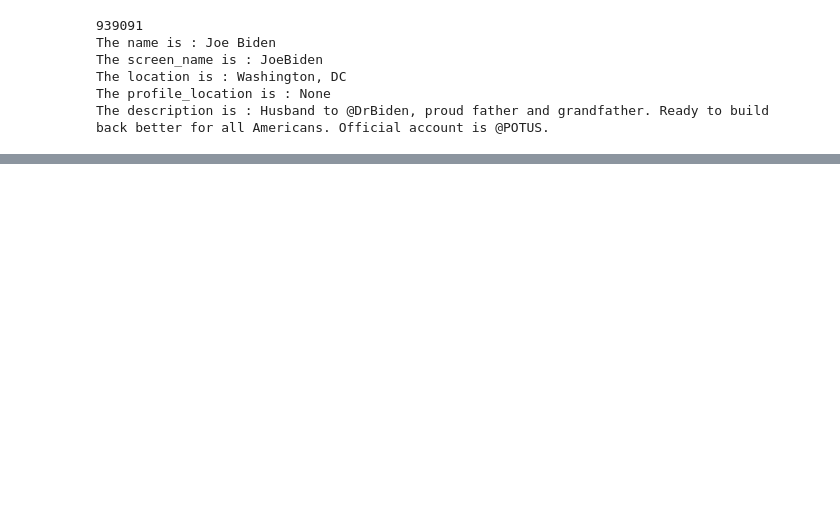
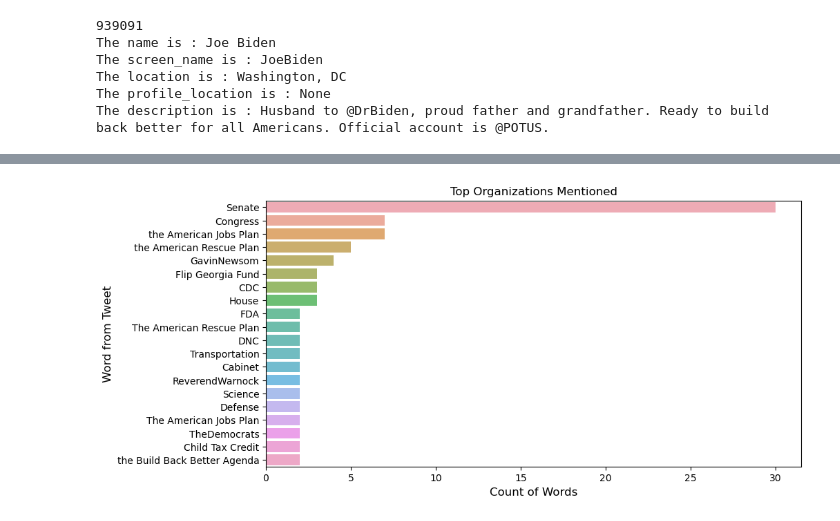
Before and after one commit to saifuddin94/JDE_GREEN_EXCEL_PROJECT, a Jupyter notebook: Twitter_Scrape_Green_Excel.ipynb, the cells around one changed output, grey strips where cells are left out. Saved outputs shown, nothing was run; the diff lists cells and outputs as text; code cells hidden in the pictures; blank space fills up the shorter version.

```diff
--- a/Twitter_Scrape_Green_Excel.ipynb
+++ b/Twitter_Scrape_Green_Excel.ipynb
@@ -123,0 +179,11 @@ y
+# %%
+#Removing Punctuation
+lines = [re.sub(r'[^A-Za-z0-9]+', '', x) for x in lines]
+
+lines
+
+lines2 = []
+
+for word in lines:
+    if word != '':
+        lines2.append(word)
@@ -123,0 +321,23 @@ y
+# %%
+str1 = " "
+stem2 = str1.join(lines2)
+
+stem2 = nlp(stem2)
+
+label = [(X.text, X.label_) for X in stem2.ents]
+
+df6 = pd.DataFrame(label, columns = ['Word','Entity'])
+
+df7 = df6.where(df6['Entity'] == 'ORG')
+
+df7 = df7['Word'].value_counts()
+# %%
+df = df7[:20,]
+plt.figure(figsize=(10,5))
+sns.barplot(df.values, df.index, alpha=0.8)
+plt.title('Top Organizations Mentioned')
+plt.ylabel('Word from Tweet', fontsize=12)
+plt.xlabel('Count of Words', fontsize=12)
+plt.show()
+# %% [output]
+[figure, added]
```
Also changed, not shown: parts of 18 cells of this notebook.
